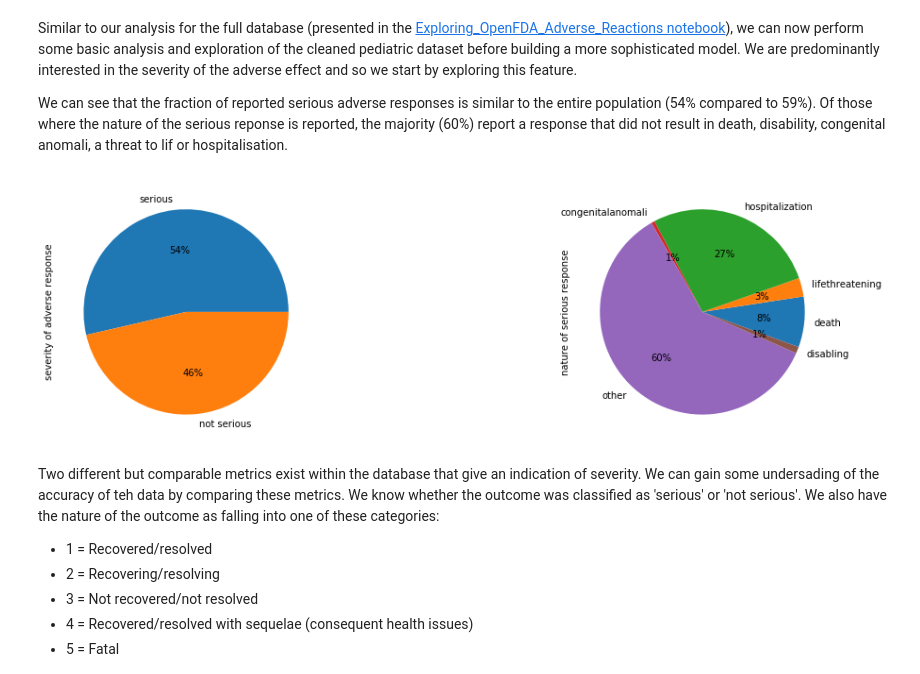
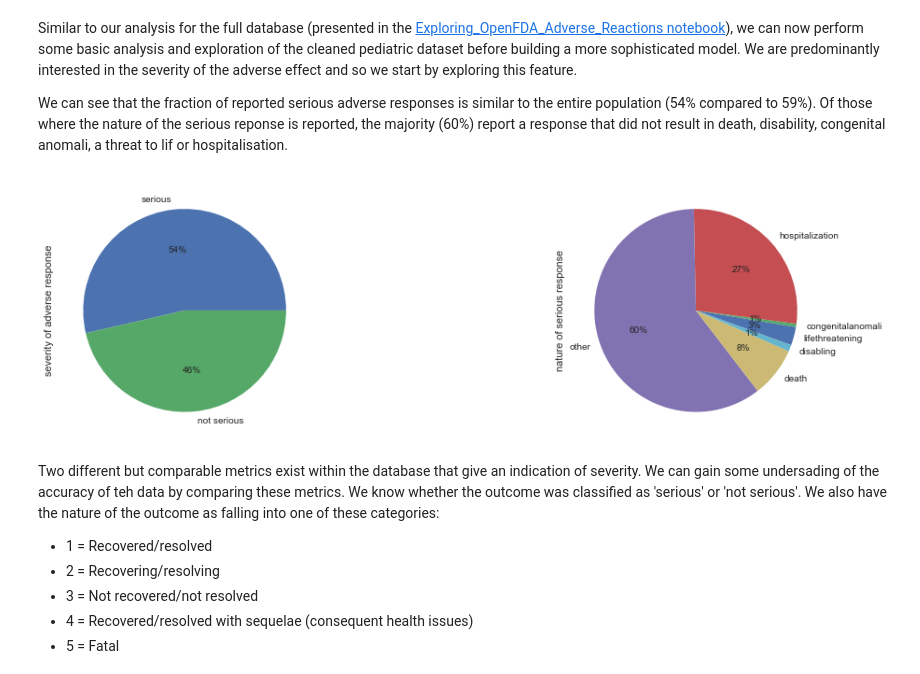
Before and after one commit to ambevan/OpenFDA_Case_Study, a Jupyter notebook: Severity of adverse reactions in children.ipynb, the cells around one changed output. Drawn from its saved outputs; the diff is of its cells as text; code cells hidden in the pictures.

```diff
--- a/Severity of adverse reactions in children.ipynb
+++ b/Severity of adverse reactions in children.ipynb
@@ -7,7 +7,11 @@ import pandas as pd
 import seaborn as sns
 import matplotlib.pyplot as plt
 import numpy as np
-from sklearn.impute import SimpleImputer
+from matplotlib.colors import LogNorm
+from scipy.stats import chi2_contingency
+from scipy.stats import chi2
+import scipy.stats as st
+plt.style.use('seaborn')
 
 url_base = "https://api.fda.gov/drug/event.json?search=receivedate:[20030101+TO+20200528]"
 # %% [markdown]
@@ -30,9 +34,9 @@ We clean the data to remove unecessary/undesired columns, impute missing values
 # %%
-#drop duplicates
 clean_pediatric = clean_data.drop_unnecessary_columns(flat_pediatric)
 clean_pediatric = clean_data.fill_seriousness_nan(clean_pediatric)
 clean_pediatric = clean_data.remove_nan_columns(clean_pediatric, 40)
 clean_pediatric = clean_data.fix_data_types(clean_pediatric)
 clean_pediatric = clean_data.reformat_onsetage(clean_pediatric)
 clean_pediatric = clean_data.remove_outliers(clean_pediatric)
+clean_pediatric.serious = clean_pediatric.serious.map({2:0, 1:1}) #map_serious_to_boolean
 pediatric_data = clean_pediatric.reset_index()
@@ -61,21 +79,21 @@ We can see that the fraction of reported serious adverse responses is similar to
 # %%
 fig1, (ax1, ax2) = plt.subplots(nrows=1, ncols=2,figsize=(18,5))
 pediatric_data.serious.value_counts().plot.pie(labels=['serious','not serious'], ax=ax1, autopct='%1.0f%%');
 ax1.set_ylabel('severity of adverse response');
 
-seriousness_col_names = ['seriousnessdeath',
-                         'seriousnesslifethreatening',
+seriousness_col_names = ['seriousnesslifethreatening',
+                         'seriousnesscongenitalanomali',
                          'seriousnesshospitalization',
-                         'seriousnesscongenitalanomali',
                          'seriousnessother',
+                         'seriousnessdeath' ,
                          'seriousnessdisabling'
-                         ]
+                        ]
 labels = [item.replace('seriousness','') for item in seriousness_col_names]
 df_serious = pediatric_data[seriousness_col_names]
 df_serious.sum().plot.pie(ax=ax2, autopct='%1.0f%%', labels=labels, startangle=-20)
 ax2.set_ylabel('nature of serious response');
 # %% [output]
-[figure, old version]
+[figure, new version]
 # %% [markdown]
 Two different but comparable metrics exist within the database that give an indication of severity. We can gain some undersading of the accuracy of teh data by comparing these metrics. We know whether the outcome was classified as 'serious' or 'not serious'. We also have the nature of the outcome as falling into one of these categories:
 
```
Also changed, not shown: parts of 34 cells of this notebook, 3 other files.
